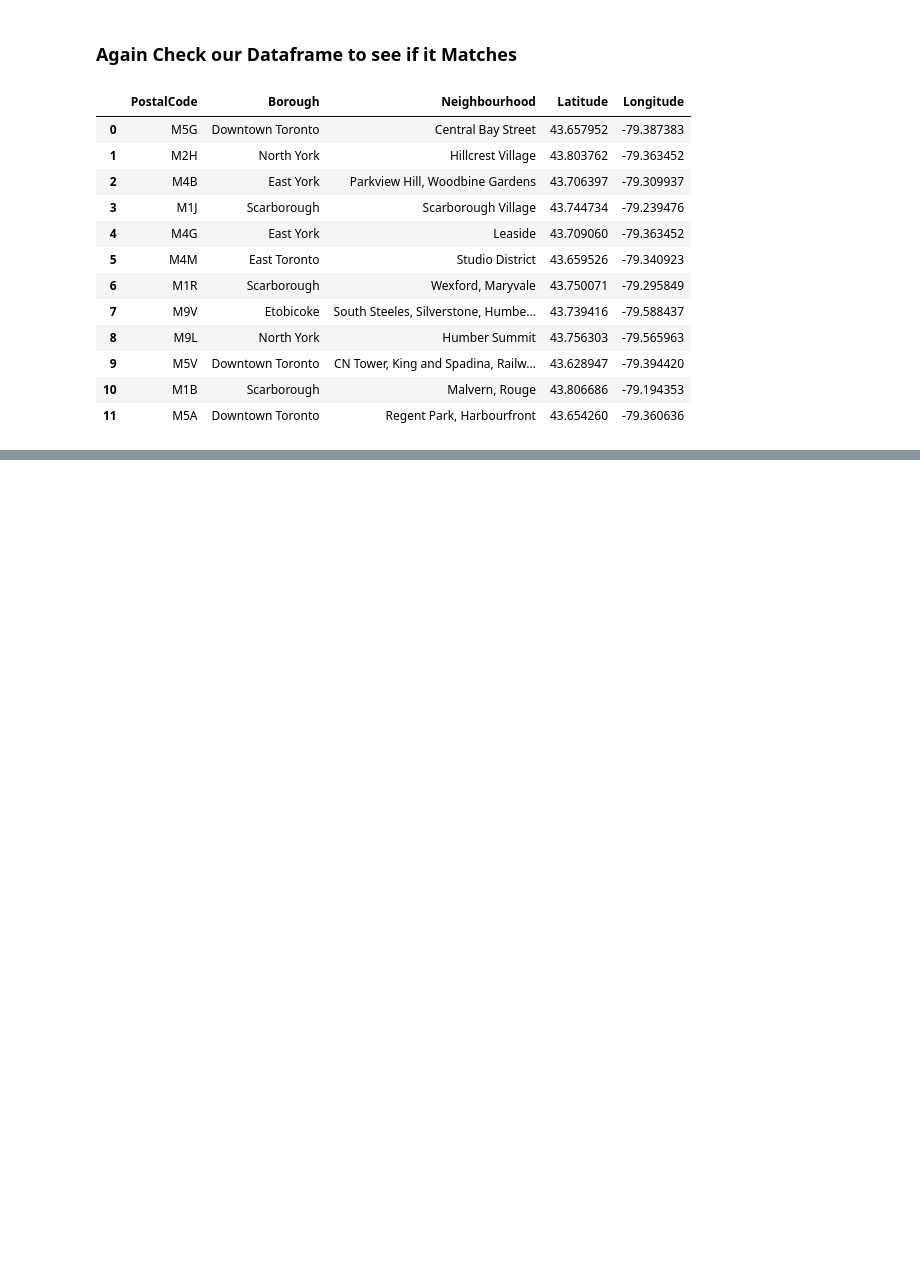
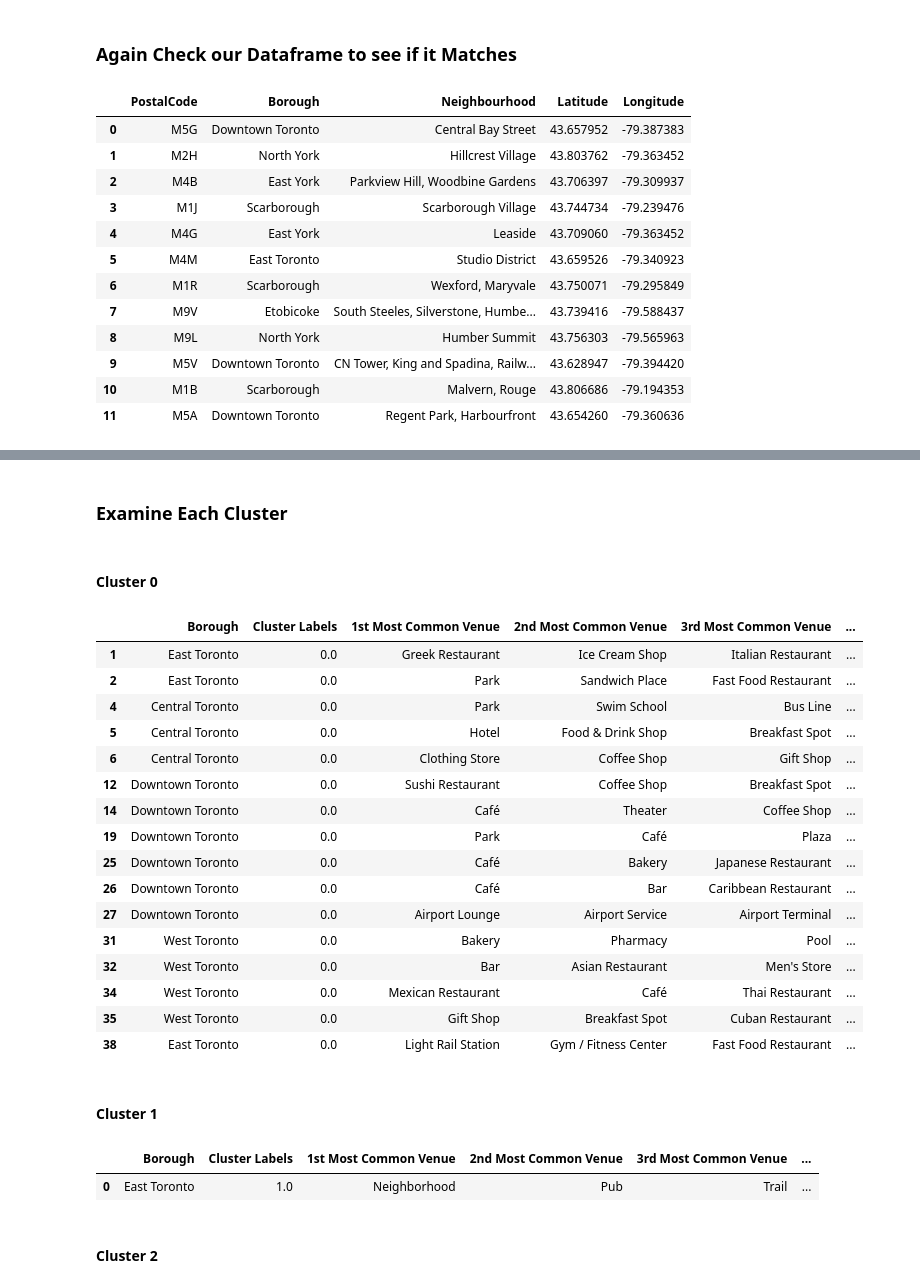
Before and after one commit to kvan1231/Coursera_Capstone, a Jupyter notebook: Week3/Assignment/P3_Toronto_Explore.ipynb, the cells around one changed output, grey strips where cells are left out. Drawn from its saved outputs; the diff is of its cells as text; code cells hidden in the pictures; blank space fills up the shorter version.

```diff
--- a/Week3/Assignment/P3_Toronto_Explore.ipynb
+++ b/Week3/Assignment/P3_Toronto_Explore.ipynb
@@ -238,0 +490,11 @@ test_geo_df
+# %%
+num_top_venues = 5
+for hood in toronto_grouped['Neighbourhood']:
+    print("----"+hood+"----")
+    temp = toronto_grouped[toronto_grouped['Neighbourhood'] == hood].T.reset_index()
+    temp.columns = ['venue','freq']
+    temp = temp.iloc[1:]
+    temp['freq'] = temp['freq'].astype(float)
+    temp = temp.round({'freq': 2})
+    print(temp.sort_values('freq', ascending=False).reset_index(drop=True).head(num_top_venues))
+    print('\n')
@@ -238,0 +519,6 @@ test_geo_df
+# %%
+def return_most_common_venues(row, num_top_venues):
+    row_categories = row.iloc[1:]
+    row_categories_sorted = row_categories.sort_values(ascending=False)
+
+    return row_categories_sorted.index.values[0:num_top_venues]
@@ -238,0 +557,12 @@ test_geo_df
+# %%
+# set number of clusters
+kclusters = 5
+
+toronto_grouped_clustering = toronto_grouped.drop('Neighbourhood', 1)
+
+# run k-means clustering
+kmeans = KMeans(n_clusters=kclusters, random_state=1).fit(toronto_grouped_clustering)
+
+# check cluster labels generated for each row in the dataframe
+print(kmeans.labels_[0:10])
+print(len(kmeans.labels_))
@@ -238,0 +574,10 @@ test_geo_df
+# %%
+# add clustering labels
+neighbourhoods_venues_sorted.insert(0, 'Cluster Labels', kmeans.labels_)
+
+toronto_merged = toronto_data
+
+# merge manhattan_grouped with manhattan_data to add latitude/longitude for each neighborhood
+toronto_merged = toronto_merged.join(neighbourhoods_venues_sorted.set_index('Neighbourhood'), on='Neighbourhood')
+
+toronto_merged.head() # check the last columns!
@@ -238,0 +620,33 @@ test_geo_df
+# %% [markdown]
+### Examine Each Cluster
+# %% [markdown]
+#### Cluster 0
+# %%
+toronto_merged.loc[toronto_merged['Cluster Labels'] == 0, toronto_merged.columns[[1] + list(range(5, toronto_merged.shape[1]))]]
+# %% [output]
+|  | Borough | Cluster Labels | 1st Most Common Venue | 2nd Most Common Venue | 3rd Most Common Venue | ... |
+| 1 | East Toronto | 0.0 | Greek Restaurant | Ice Cream Shop | Italian Restaurant | ... |
+| 2 | East Toronto | 0.0 | Park | Sandwich Place | Fast Food Restaurant | ... |
+| 4 | Central Toronto | 0.0 | Park | Swim School | Bus Line | ... |
+| 5 | Central Toronto | 0.0 | Hotel | Food & Drink Shop | Breakfast Spot | ... |
+| 6 | Central Toronto | 0.0 | Clothing Store | Coffee Shop | Gift Shop | ... |
+| 12 | Downtown Toronto | 0.0 | Sushi Restaurant | Coffee Shop | Breakfast Spot | ... |
+| 14 | Downtown Toronto | 0.0 | Café | Theater | Coffee Shop | ... |
+| 19 | Downtown Toronto | 0.0 | Park | Café | Plaza | ... |
+| 25 | Downtown Toronto | 0.0 | Café | Bakery | Japanese Restaurant | ... |
+| 26 | Downtown Toronto | 0.0 | Café | Bar | Caribbean Restaurant | ... |
+| 27 | Downtown Toronto | 0.0 | Airport Lounge | Airport Service | Airport Terminal | ... |
+| 31 | West Toronto | 0.0 | Bakery | Pharmacy | Pool | ... |
+| 32 | West Toronto | 0.0 | Bar | Asian Restaurant | Men's Store | ... |
+| 34 | West Toronto | 0.0 | Mexican Restaurant | Café | Thai Restaurant | ... |
+| 35 | West Toronto | 0.0 | Gift Shop | Breakfast Spot | Cuban Restaurant | ... |
+| 38 | East Toronto | 0.0 | Light Rail Station | Gym / Fitness Center | Fast Food Restaurant | ... |
+# %% [markdown]
+#### Cluster 1
+# %%
+toronto_merged.loc[toronto_merged['Cluster Labels'] == 1, toronto_merged.columns[[1] + list(range(5, toronto_merged.shape[1]))]]
+# %% [output]
+|  | Borough | Cluster Labels | 1st Most Common Venue | 2nd Most Common Venue | 3rd Most Common Venue | ... |
+| 0 | East Toronto | 1.0 | Neighborhood | Pub | Trail | ... |
+# %% [markdown]
+#### Cluster 2
```
Also changed, not shown: parts of 39 cells of this notebook.
